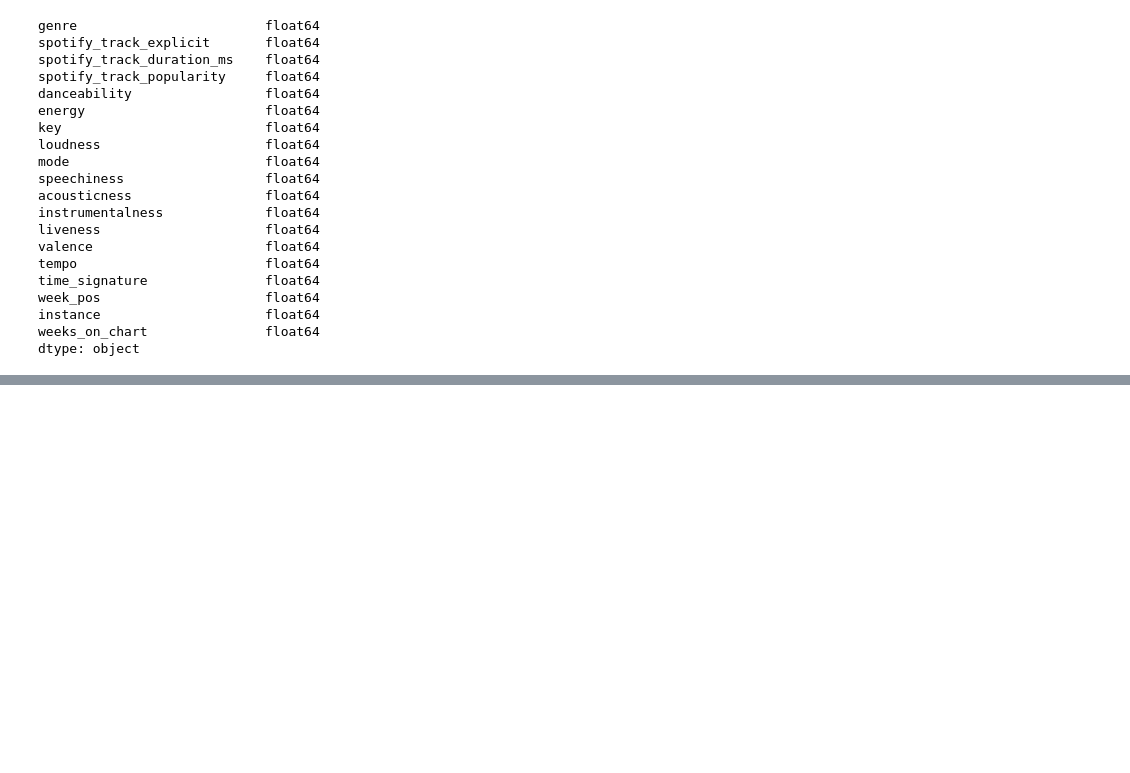
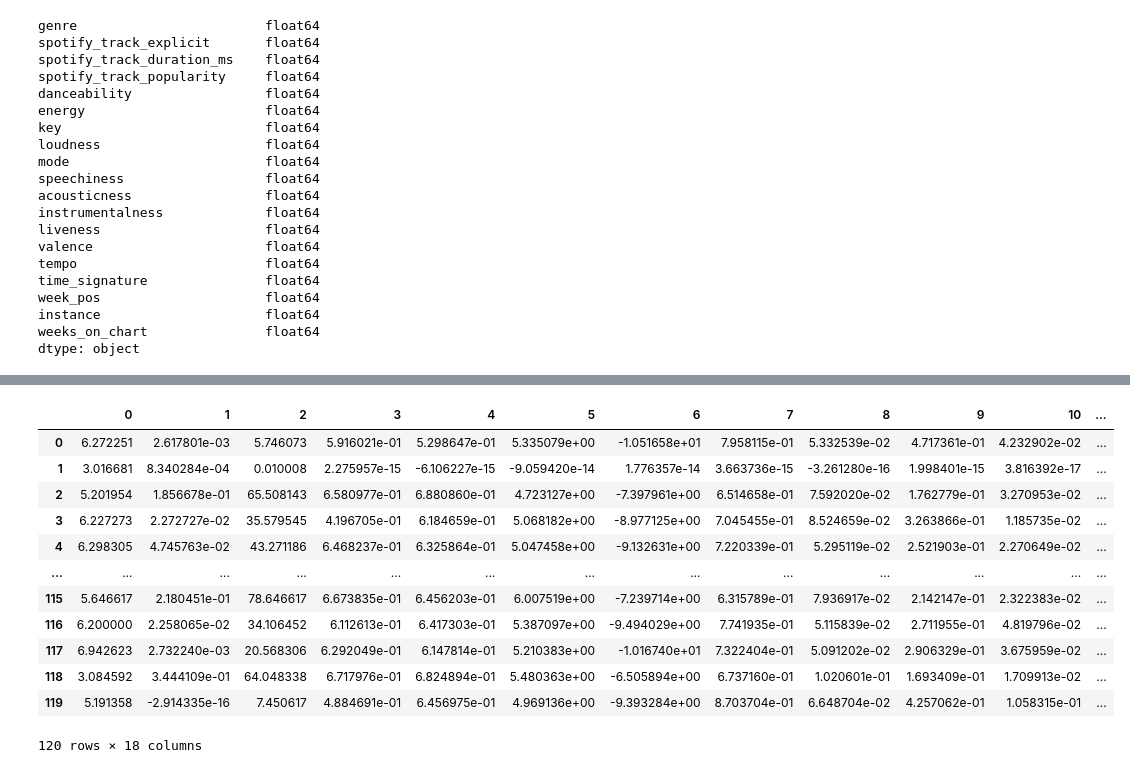
Before and after one commit to tkuar/project3, a Jupyter notebook: SongClustering.ipynb, the cells around one changed output, grey strips where cells are left out. Saved outputs shown, nothing was run; the diff lists cells and outputs as text; code cells hidden in the pictures; blank space fills up the shorter version.

```diff
--- a/SongClustering.ipynb
+++ b/SongClustering.ipynb
@@ -253,0 +335,16 @@ dist = distance.euclidean(minput.drop(columns=['spotify_track_duration_ms']).ilo
+# %%
+centers.drop(columns=['Unnamed: 0'])
+# %% [output]
+|  | 0 | 1 | 2 | 3 | 4 | 5 | 6 | 7 | 8 | 9 | 10 | ... |
+| 0 | 6.272251 | 2.617801e-03 | 5.746073 | 5.916021e-01 | 5.298647e-01 | 5.335079e+00 | -1.051658e+01 | 7.958115e-01 | 5.332539e-02 | 4.717361e-01 | 4.232902e-02 | ... |
+| 1 | 3.016681 | 8.340284e-04 | 0.010008 | 2.275957e-15 | -6.106227e-15 | -9.059420e-14 | 1.776357e-14 | 3.663736e-15 | -3.261280e-16 | 1.998401e-15 | 3.816392e-17 | ... |
+| 2 | 5.201954 | 1.856678e-01 | 65.508143 | 6.580977e-01 | 6.880860e-01 | 4.723127e+00 | -7.397961e+00 | 6.514658e-01 | 7.592020e-02 | 1.762779e-01 | 3.270953e-02 | ... |
+| 3 | 6.227273 | 2.272727e-02 | 35.579545 | 4.196705e-01 | 6.184659e-01 | 5.068182e+00 | -8.977125e+00 | 7.045455e-01 | 8.524659e-02 | 3.263866e-01 | 1.185735e-02 | ... |
+| 4 | 6.298305 | 4.745763e-02 | 43.271186 | 6.468237e-01 | 6.325864e-01 | 5.047458e+00 | -9.132631e+00 | 7.220339e-01 | 5.295119e-02 | 2.521903e-01 | 2.270649e-02 | ... |
+| ... | ... | ... | ... | ... | ... | ... | ... | ... | ... | ... | ... | ... |
+| 115 | 5.646617 | 2.180451e-01 | 78.646617 | 6.673835e-01 | 6.456203e-01 | 6.007519e+00 | -7.239714e+00 | 6.315789e-01 | 7.936917e-02 | 2.142147e-01 | 2.322383e-02 | ... |
+| 116 | 6.200000 | 2.258065e-02 | 34.106452 | 6.112613e-01 | 6.417303e-01 | 5.387097e+00 | -9.494029e+00 | 7.741935e-01 | 5.115839e-02 | 2.711955e-01 | 4.819796e-02 | ... |
+| 117 | 6.942623 | 2.732240e-03 | 20.568306 | 6.292049e-01 | 6.147814e-01 | 5.210383e+00 | -1.016740e+01 | 7.322404e-01 | 5.091202e-02 | 2.906329e-01 | 3.675959e-02 | ... |
+| 118 | 3.084592 | 3.444109e-01 | 64.048338 | 6.717976e-01 | 6.824894e-01 | 5.480363e+00 | -6.505894e+00 | 6.737160e-01 | 1.020601e-01 | 1.693409e-01 | 1.709913e-02 | ... |
+| 119 | 5.191358 | -2.914335e-16 | 7.450617 | 4.884691e-01 | 6.456975e-01 | 4.969136e+00 | -9.393284e+00 | 8.703704e-01 | 6.648704e-02 | 4.257062e-01 | 1.058315e-01 | ... |
+120 rows × 18 columns
```
Also changed, not shown: parts of 11 cells of this notebook, 6 other files.
